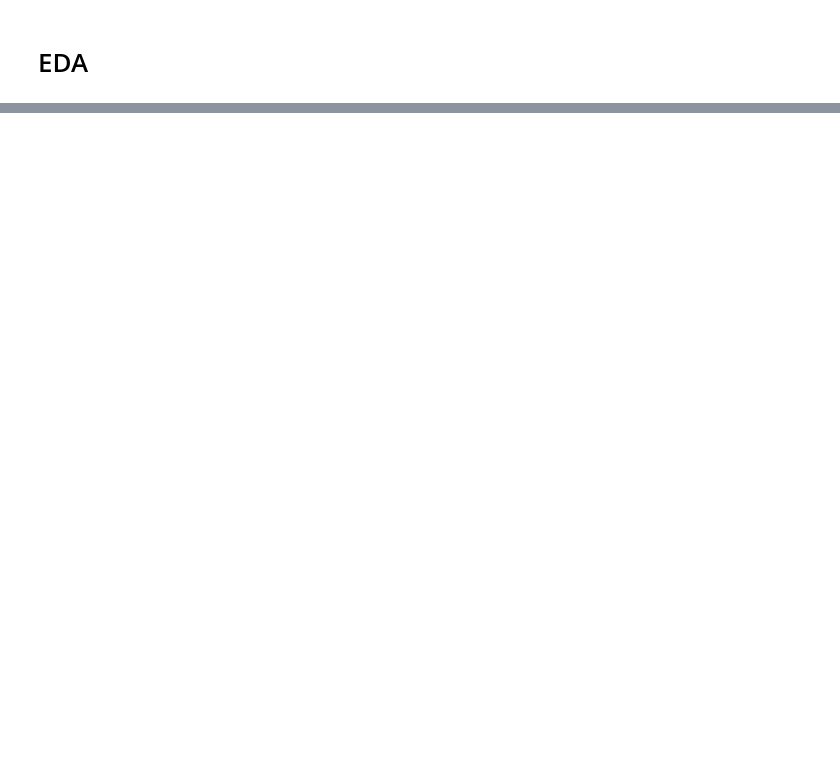
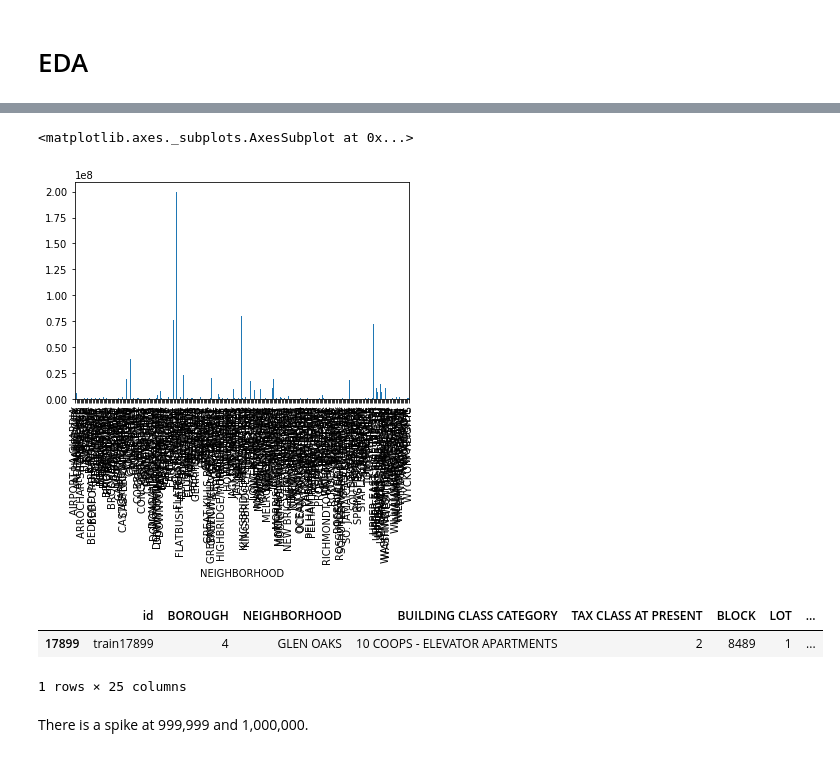
Before and after one commit to evilpegasus/Real-Estate-Price-Prediction, a Jupyter notebook: EDA.ipynb, the cells around one changed output, grey strips where cells are left out. Saved outputs shown, nothing was run; the diff lists cells and outputs as text; code cells hidden in the pictures; blank space fills up the shorter version.

```diff
--- a/EDA.ipynb
+++ b/EDA.ipynb
@@ -44,0 +44,7 @@ sns.countplot(x=X_train['SALE PRICE'], hue=X_train['ZIP CODE']);
+# %%
+X_train = pd.read_csv("data/train_features.csv")
+y_train = pd.read_csv("data/train_targets.csv")
+X_test = pd.read_csv("data/test_features.csv")
+# %%
+df = pd.concat((X_train, X_test), axis=0)
+df = df.merge(right = y_train, on = "id")
@@ -44,0 +63,12 @@ sns.countplot(x=X_train['SALE PRICE'], hue=X_train['ZIP CODE']);
+# %%
+df.groupby(['NEIGHBORHOOD'])['SALE PRICE'].mean().plot.bar()
+# %% [output]
+<matplotlib.axes._subplots.AxesSubplot at 0x...>
+[figure, added]
+# %%
+# This is an outlier: train17899
+df[df["id"] == "train17899"]
+# %% [output]
+|  | id | BOROUGH | NEIGHBORHOOD | BUILDING CLASS CATEGORY | TAX CLASS AT PRESENT | BLOCK | LOT | ... |
+| 17899 | train17899 | 4 | GLEN OAKS | 10 COOPS - ELEVATOR APARTMENTS | 2 | 8489 | 1 | ... |
+1 rows × 25 columns
@@ -44,0 +86,2 @@ sns.countplot(x=X_train['SALE PRICE'], hue=X_train['ZIP CODE']);
+# %% [markdown]
+There is a spike at 999,999 and 1,000,000.
```
Also changed, not shown: parts of 12 cells of this notebook.
